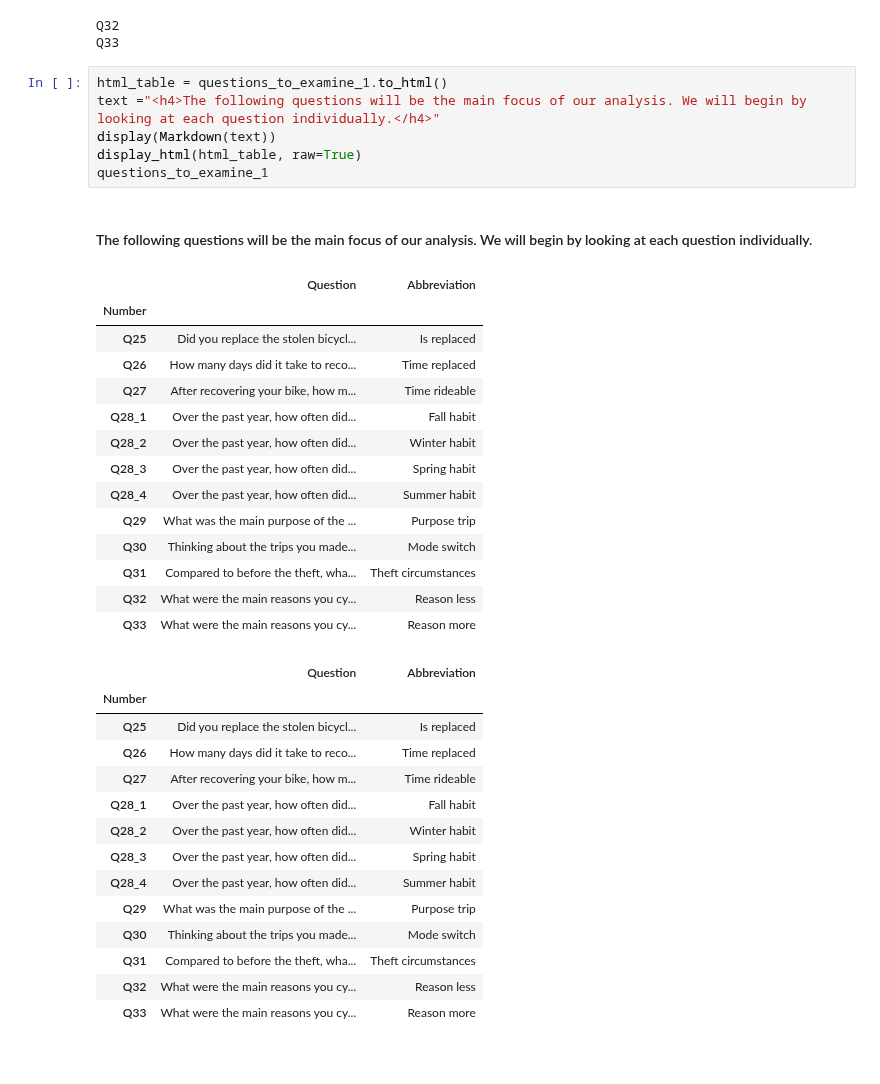
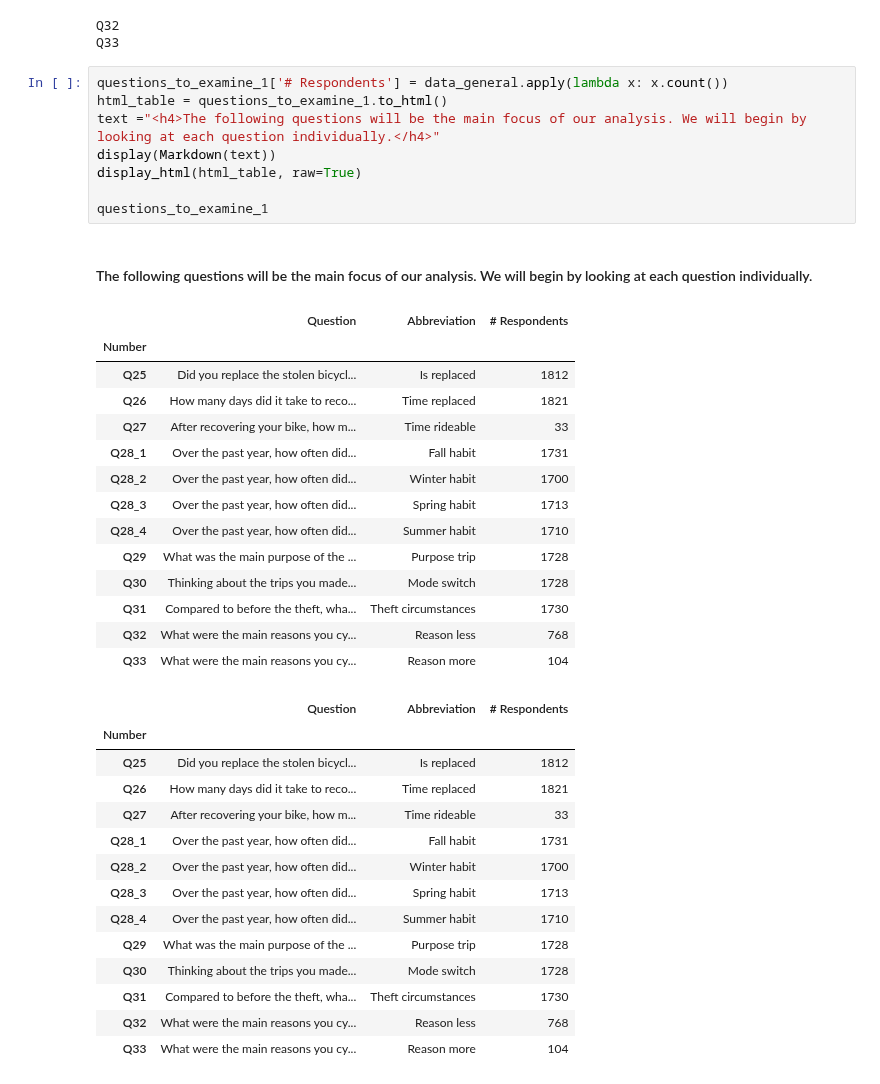
Before and after one commit to achic19/Biketheft, a Jupyter notebook: python/notebooks/paper_2_notebook/general analysis.ipynb, the cells around one changed output. Cells and saved outputs as stored; diff of their text form.

```diff
--- a/python/notebooks/paper_2_notebook/general analysis.ipynb
+++ b/python/notebooks/paper_2_notebook/general analysis.ipynb
@@ -175,41 +175,43 @@ for question_num in special_questions[-2:]:
 Q32
 Q33
 # %%
+questions_to_examine_1['# Respondents'] = data_general.apply(lambda x: x.count())
 html_table = questions_to_examine_1.to_html()
 text ="<h4>The following questions will be the main focus of our analysis. We will begin by looking at each question individually.</h4>"
 display(Markdown(text))
 display_html(html_table, raw=True)
+
 questions_to_examine_1
 # %% [output]
 <h4>The following questions will be the main focus of our analysis. We will begin by looking at each question individually.</h4>
-|  | Question | Abbreviation |
-| Number |  |  |
-| Q25 | Did you replace the stolen bicycl... | Is replaced |
-| Q26 | How many days did it take to reco... | Time replaced |
-| Q27 | After recovering your bike, how m... | Time rideable |
-| Q28_1 | Over the past year, how often did... | Fall habit |
-| Q28_2 | Over the past year, how often did... | Winter habit |
-| Q28_3 | Over the past year, how often did... | Spring habit |
-| Q28_4 | Over the past year, how often did... | Summer habit |
-| Q29 | What was the main purpose of the ... | Purpose trip |
-| Q30 | Thinking about the trips you made... | Mode switch |
-| Q31 | Compared to before the theft, wha... | Theft circumstances |
-| Q32 | What were the main reasons you cy... | Reason less |
-| Q33 | What were the main reasons you cy... | Reason more |
+|  | Question | Abbreviation | # Respondents |
+| Number |  |  |  |
+| Q25 | Did you replace the stolen bicycl... | Is replaced | 1812 |
+| Q26 | How many days did it take to reco... | Time replaced | 1821 |
+| Q27 | After recovering your bike, how m... | Time rideable | 33 |
+| Q28_1 | Over the past year, how often did... | Fall habit | 1731 |
+| Q28_2 | Over the past year, how often did... | Winter habit | 1700 |
+| Q28_3 | Over the past year, how often did... | Spring habit | 1713 |
+| Q28_4 | Over the past year, how often did... | Summer habit | 1710 |
+| Q29 | What was the main purpose of the ... | Purpose trip | 1728 |
+| Q30 | Thinking about the trips you made... | Mode switch | 1728 |
+| Q31 | Compared to before the theft, wha... | Theft circumstances | 1730 |
+| Q32 | What were the main reasons you cy... | Reason less | 768 |
+| Q33 | What were the main reasons you cy... | Reason more | 104 |
-|  | Question | Abbreviation |
-| Number |  |  |
-| Q25 | Did you replace the stolen bicycl... | Is replaced |
-| Q26 | How many days did it take to reco... | Time replaced |
-| Q27 | After recovering your bike, how m... | Time rideable |
-| Q28_1 | Over the past year, how often did... | Fall habit |
-| Q28_2 | Over the past year, how often did... | Winter habit |
-| Q28_3 | Over the past year, how often did... | Spring habit |
-| Q28_4 | Over the past year, how often did... | Summer habit |
-| Q29 | What was the main purpose of the ... | Purpose trip |
-| Q30 | Thinking about the trips you made... | Mode switch |
-| Q31 | Compared to before the theft, wha... | Theft circumstances |
-| Q32 | What were the main reasons you cy... | Reason less |
-| Q33 | What were the main reasons you cy... | Reason more |
+|  | Question | Abbreviation | # Respondents |
+| Number |  |  |  |
+| Q25 | Did you replace the stolen bicycl... | Is replaced | 1812 |
+| Q26 | How many days did it take to reco... | Time replaced | 1821 |
+| Q27 | After recovering your bike, how m... | Time rideable | 33 |
+| Q28_1 | Over the past year, how often did... | Fall habit | 1731 |
+| Q28_2 | Over the past year, how often did... | Winter habit | 1700 |
+| Q28_3 | Over the past year, how often did... | Spring habit | 1713 |
+| Q28_4 | Over the past year, how often did... | Summer habit | 1710 |
+| Q29 | What was the main purpose of the ... | Purpose trip | 1728 |
+| Q30 | Thinking about the trips you made... | Mode switch | 1728 |
+| Q31 | Compared to before the theft, wha... | Theft circumstances | 1730 |
+| Q32 | What were the main reasons you cy... | Reason less | 768 |
+| Q33 | What were the main reasons you cy... | Reason more | 104 |
 # %%
 q_num ='Q25'
 q= questions_to_examine_1.loc[q_num][0]
```
Also changed, not shown: parts of 13 cells of this notebook.
